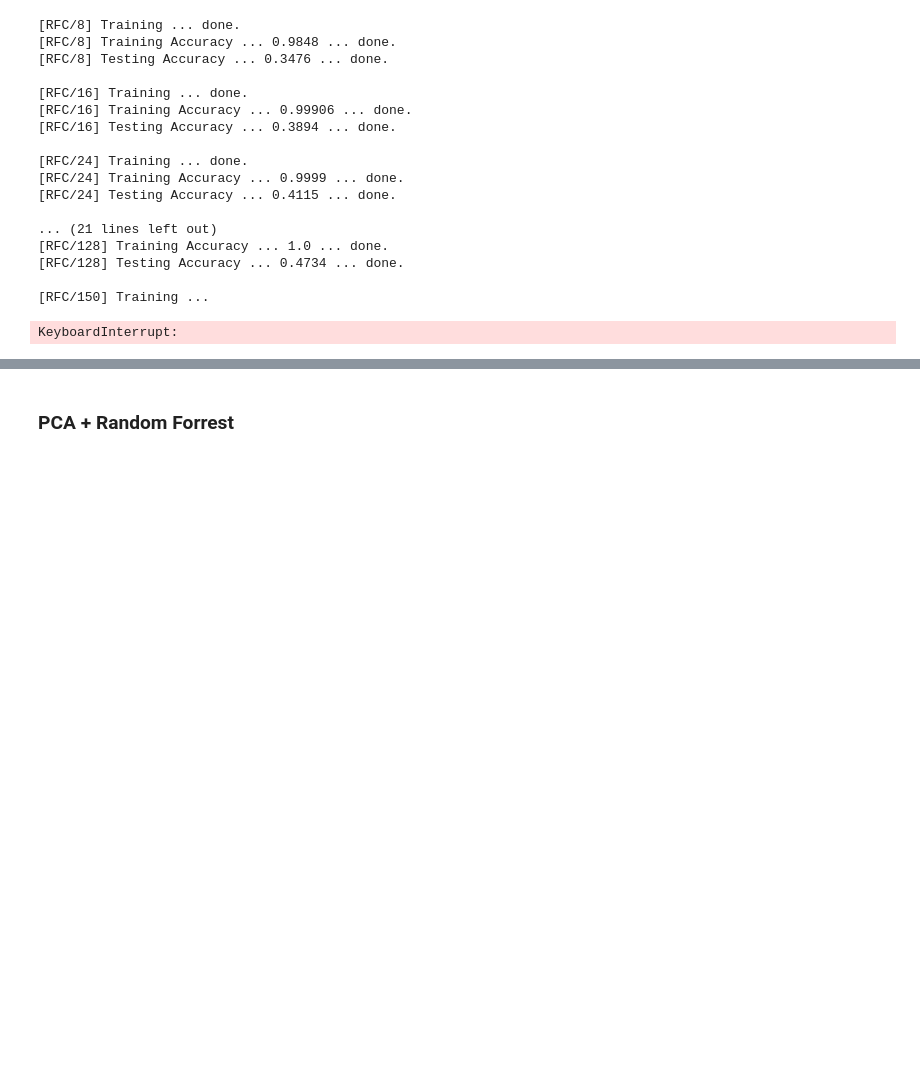
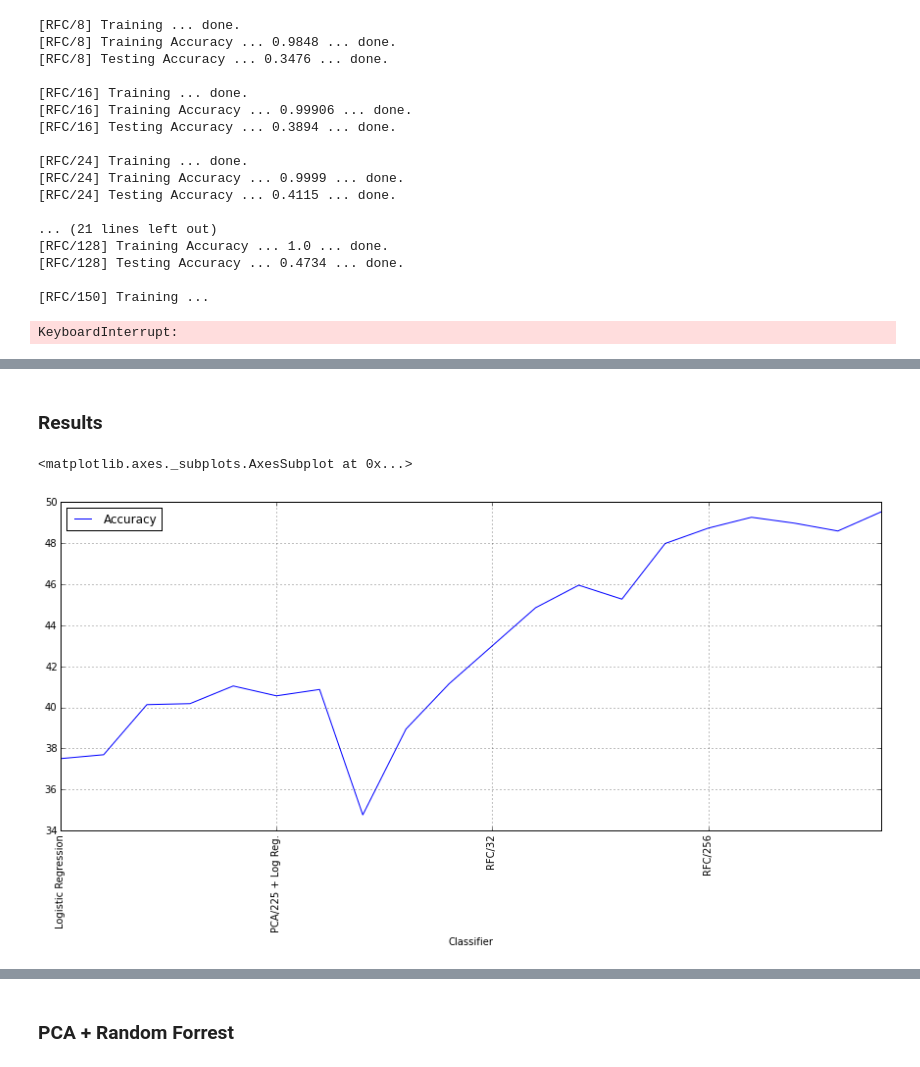
Before and after one commit to devyhia/cifar-10, a Jupyter notebook: Random Forrest Classifier.ipynb, the cells around one changed output, grey strips where cells are left out. Drawn from its saved outputs; the diff is of its cells as text; code cells hidden in the pictures; blank space fills up the shorter version.

Commit message:
Random Forrest Classifier Updates

```diff
--- a/Random Forrest Classifier.ipynb
+++ b/Random Forrest Classifier.ipynb
@@ -65,0 +96,2 @@ KeyboardInterrupt:
+# %% [markdown]
+### Results
@@ -65,0 +121,5 @@ KeyboardInterrupt:
+# %%
+pd_results.plot(x='Classifier', y='Accuracy', rot=90, figsize=(15,6), grid=True)
+# %% [output]
+<matplotlib.axes._subplots.AxesSubplot at 0x...>
+[figure, added]
```
Also changed, not shown: parts of 18 cells of this notebook.
